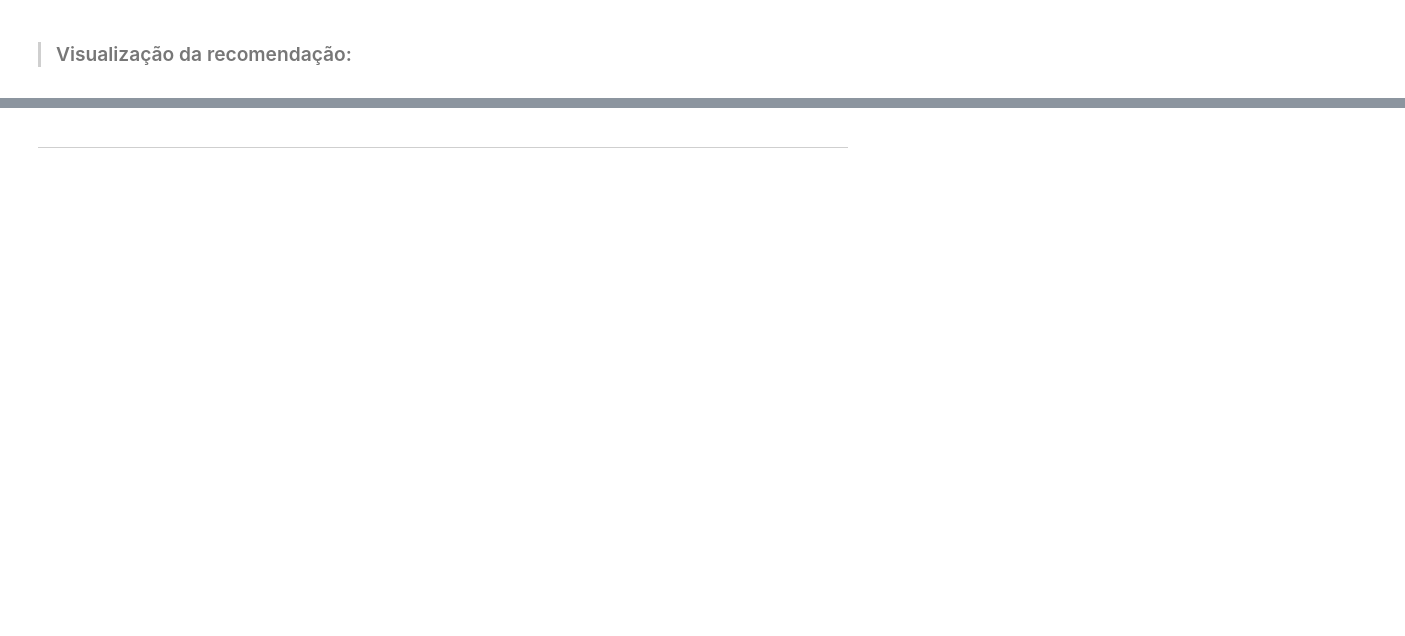
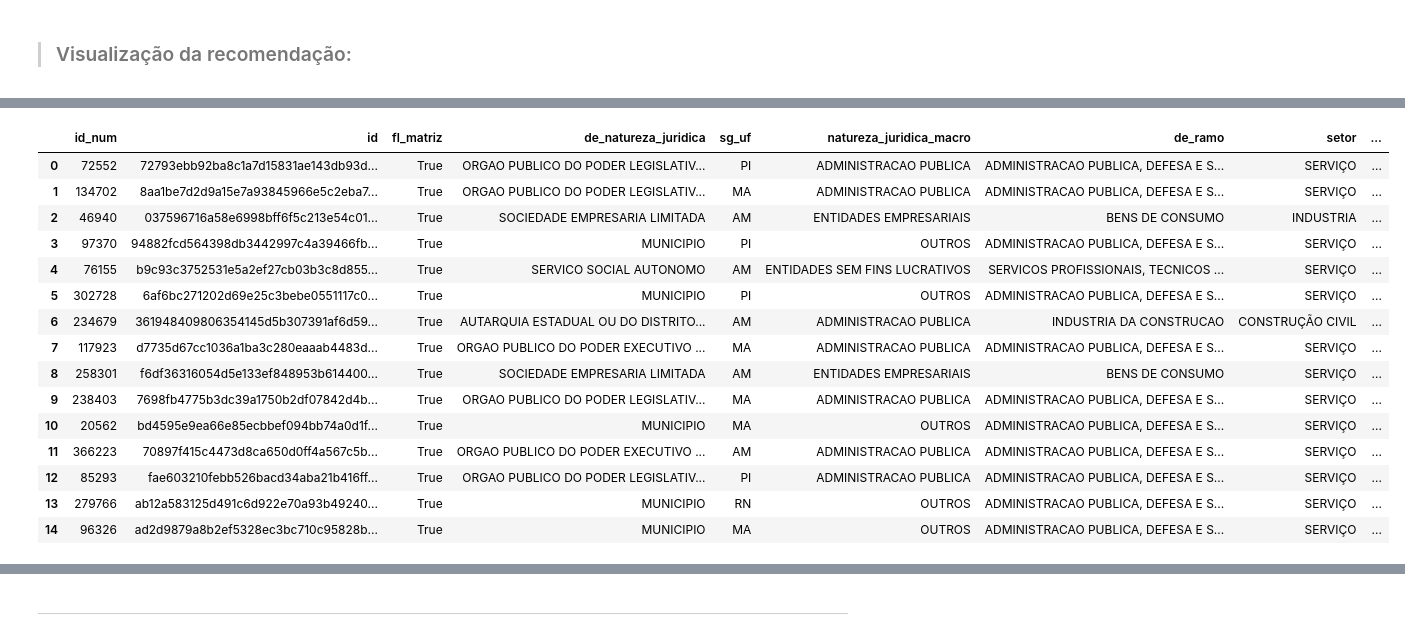
Before and after one commit to codenation-dev/squad-4-ad-data-science-1, a Jupyter notebook: analysis/CN-Rec_KNN.ipynb, the cells around one changed output, grey strips where cells are left out. Cells and saved outputs as stored; diff of their text form; code cells hidden in the pictures; blank space fills up the shorter version.

```diff
--- a/analysis/CN-Rec_KNN.ipynb
+++ b/analysis/CN-Rec_KNN.ipynb
@@ -377,3 +610,6 @@ market_T5_b[tipo_object] = market_T5_b[tipo_object].apply(lambda x: x.cat.codes)
+# %%
+# Normalização dos dados:
+market_T5[market_T5.columns[2:]] = preprocessing.scale(market_T5[market_T5.columns[2:]])
 # %% [markdown]
 > ***
 #### Mercado após T5:
@@ -451,8 +767,7 @@ from sklearn.neighbors import NearestNeighbors
 # %% [markdown]
 > ### Treino:
 # %%
-%%time
-nbrs = NearestNeighbors(n_neighbors=20).fit(mercado_alvo_sid)
+nbrs = NearestNeighbors(n_neighbors=15, metric='euclidean').fit(mercado_alvo_sid)
 # %% [markdown]
 > ### Referência / Alvo:
 # %%
@@ -487,0 +831,23 @@ recomendacao
+# %%
+# Dataset com recomendações:
+recomendacao_completa = pd.DataFrame()
+recomendacao_completa = rec['id_num']
+recomendacao_completa = pd.merge(recomendacao_completa, market_T4, on='id_num', how='left')
+recomendacao_completa
+# %% [output]
+|  | id_num | id | fl_matriz | de_natureza_juridica | sg_uf | natureza_juridica_macro | de_ramo | setor | ... |
+| 0 | 72552 | 72793ebb92ba8c1a7d15831ae143db93d... | True | ORGAO PUBLICO DO PODER LEGISLATIV... | PI | ADMINISTRACAO PUBLICA | ADMINISTRACAO PUBLICA, DEFESA E S... | SERVIÇO | ... |
+| 1 | 134702 | 8aa1be7d2d9a15e7a93845966e5c2eba7... | True | ORGAO PUBLICO DO PODER LEGISLATIV... | MA | ADMINISTRACAO PUBLICA | ADMINISTRACAO PUBLICA, DEFESA E S... | SERVIÇO | ... |
+| 2 | 46940 | 037596716a58e6998bff6f5c213e54c01... | True | SOCIEDADE EMPRESARIA LIMITADA | AM | ENTIDADES EMPRESARIAIS | BENS DE CONSUMO | INDUSTRIA | ... |
+| 3 | 97370 | 94882fcd564398db3442997c4a39466fb... | True | MUNICIPIO | PI | OUTROS | ADMINISTRACAO PUBLICA, DEFESA E S... | SERVIÇO | ... |
+| 4 | 76155 | b9c93c3752531e5a2ef27cb03b3c8d855... | True | SERVICO SOCIAL AUTONOMO | AM | ENTIDADES SEM FINS LUCRATIVOS | SERVICOS PROFISSIONAIS, TECNICOS ... | SERVIÇO | ... |
+| 5 | 302728 | 6af6bc271202d69e25c3bebe0551117c0... | True | MUNICIPIO | PI | OUTROS | ADMINISTRACAO PUBLICA, DEFESA E S... | SERVIÇO | ... |
+| 6 | 234679 | 361948409806354145d5b307391af6d59... | True | AUTARQUIA ESTADUAL OU DO DISTRITO... | AM | ADMINISTRACAO PUBLICA | INDUSTRIA DA CONSTRUCAO | CONSTRUÇÃO CIVIL | ... |
+| 7 | 117923 | d7735d67cc1036a1ba3c280eaaab4483d... | True | ORGAO PUBLICO DO PODER EXECUTIVO ... | MA | ADMINISTRACAO PUBLICA | ADMINISTRACAO PUBLICA, DEFESA E S... | SERVIÇO | ... |
+| 8 | 258301 | f6df36316054d5e133ef848953b614400... | True | SOCIEDADE EMPRESARIA LIMITADA | AM | ENTIDADES EMPRESARIAIS | BENS DE CONSUMO | SERVIÇO | ... |
+| 9 | 238403 | 7698fb4775b3dc39a1750b2df07842d4b... | True | ORGAO PUBLICO DO PODER LEGISLATIV... | MA | ADMINISTRACAO PUBLICA | ADMINISTRACAO PUBLICA, DEFESA E S... | SERVIÇO | ... |
+| 10 | 20562 | bd4595e9ea66e85ecbbef094bb74a0d1f... | True | MUNICIPIO | MA | OUTROS | ADMINISTRACAO PUBLICA, DEFESA E S... | SERVIÇO | ... |
+| 11 | 366223 | 70897f415c4473d8ca650d0ff4a567c5b... | True | ORGAO PUBLICO DO PODER EXECUTIVO ... | AM | ADMINISTRACAO PUBLICA | ADMINISTRACAO PUBLICA, DEFESA E S... | SERVIÇO | ... |
+| 12 | 85293 | fae603210febb526bacd34aba21b416ff... | True | ORGAO PUBLICO DO PODER LEGISLATIV... | PI | ADMINISTRACAO PUBLICA | ADMINISTRACAO PUBLICA, DEFESA E S... | SERVIÇO | ... |
+| 13 | 279766 | ab12a583125d491c6d922e70a93b49240... | True | MUNICIPIO | RN | OUTROS | ADMINISTRACAO PUBLICA, DEFESA E S... | SERVIÇO | ... |
+| 14 | 96326 | ad2d9879a8b2ef5328ec3bc710c95828b... | True | MUNICIPIO | MA | OUTROS | ADMINISTRACAO PUBLICA, DEFESA E S... | SERVIÇO | ... |
```
Also changed, not shown: parts of 77 cells of this notebook.
